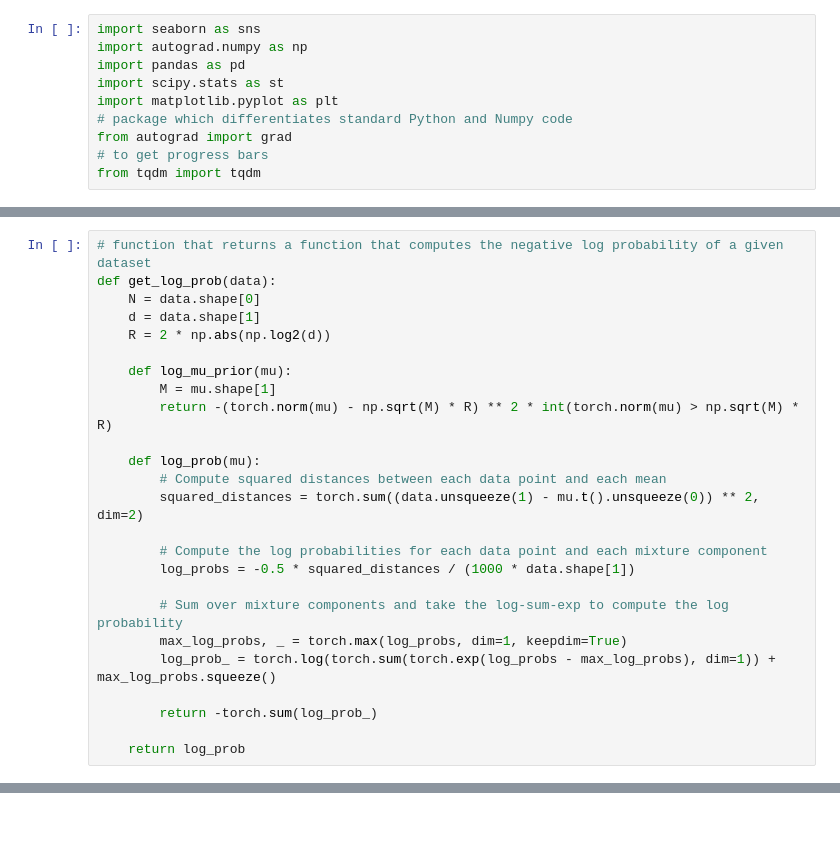
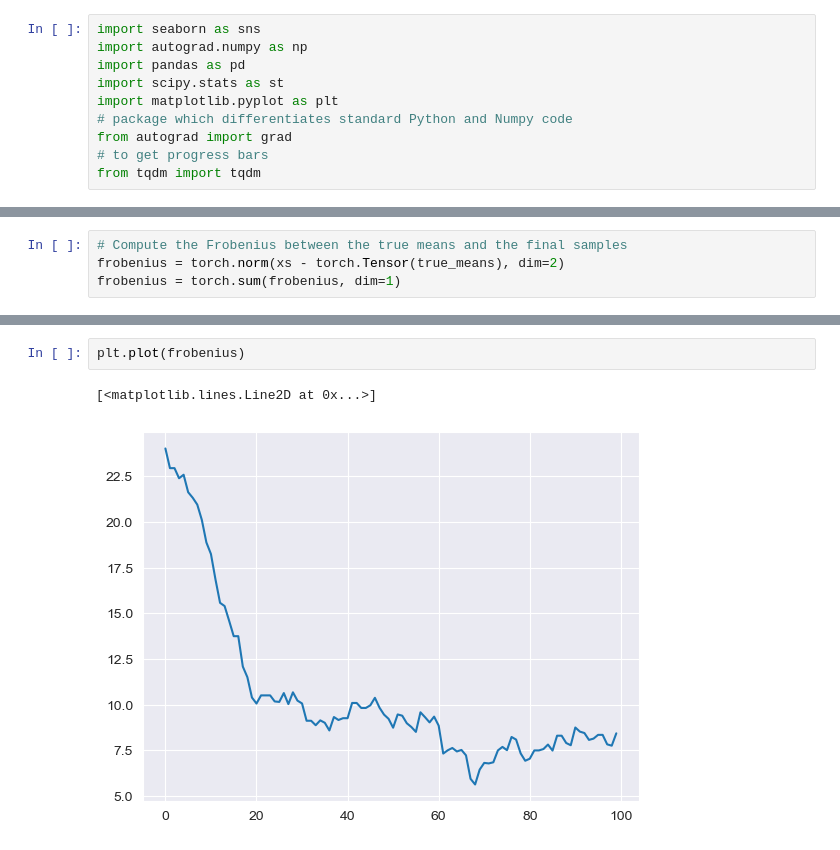
Before and after one commit to IliesElJ/MALA_vs_EM, a Jupyter notebook: gmm_mala_em.ipynb, the cells around one changed output, grey strips where cells are left out. Drawn from its saved outputs; the diff is of its cells as text; blank space fills up the shorter version.

```diff
--- a/gmm_mala_em.ipynb
+++ b/gmm_mala_em.ipynb
@@ -273,28 +285,3 @@ def run_mala(target_U, grad_U, x_init, n_steps, dt, beta_eff=1, with_tqdm=False)
         x_init = x.clone().detach()
 
     return torch.stack(xs), torch.stack(accs)
-# %%
-# function that returns a function that computes the negative log probability of a given dataset
-def get_log_prob(data):
-    N = data.shape[0]
-    d = data.shape[1]
-    R = 2 * np.abs(np.log2(d))
-
-    def log_mu_prior(mu):
-        M = mu.shape[1]
-        return -(torch.norm(mu) - np.sqrt(M) * R) ** 2 * int(torch.norm(mu) > np.sqrt(M) * R)
-
-    def log_prob(mu):
-        # Compute squared distances between each data point and each mean
-        squared_distances = torch.sum((data.unsqueeze(1) - mu.t().unsqueeze(0)) ** 2, dim=2)
-
-        # Compute the log probabilities for each data point and each mixture component
-        log_probs = -0.5 * squared_distances / (1000 * data.shape[1])
-
-        # Sum over mixture components and take the log-sum-exp to compute the log probability
-        max_log_probs, _ = torch.max(log_probs, dim=1, keepdim=True)
-        log_prob_ = torch.log(torch.sum(torch.exp(log_probs - max_log_probs), dim=1)) + max_log_probs.squeeze()
-
-        return -torch.sum(log_prob_)
-
-    return log_prob
@@ -347,0 +476,4 @@ array([[ 4.34447065,  4.48094851, -4.16153257],
+# %%
+# Compute the Frobenius between the true means and the final samples
+frobenius = torch.norm(xs - torch.Tensor(true_means), dim=2)
+frobenius = torch.sum(frobenius, dim=1)
@@ -348 +496,6 @@ array([[ 4.34447065,  4.48094851, -4.16153257],
+# %%
+plt.plot(frobenius)
+# %% [output]
+[<matplotlib.lines.Line2D at 0x...>]
+[figure, added]
 # %%
```
Also changed, not shown: parts of 27 cells of this notebook, 2 other files.
